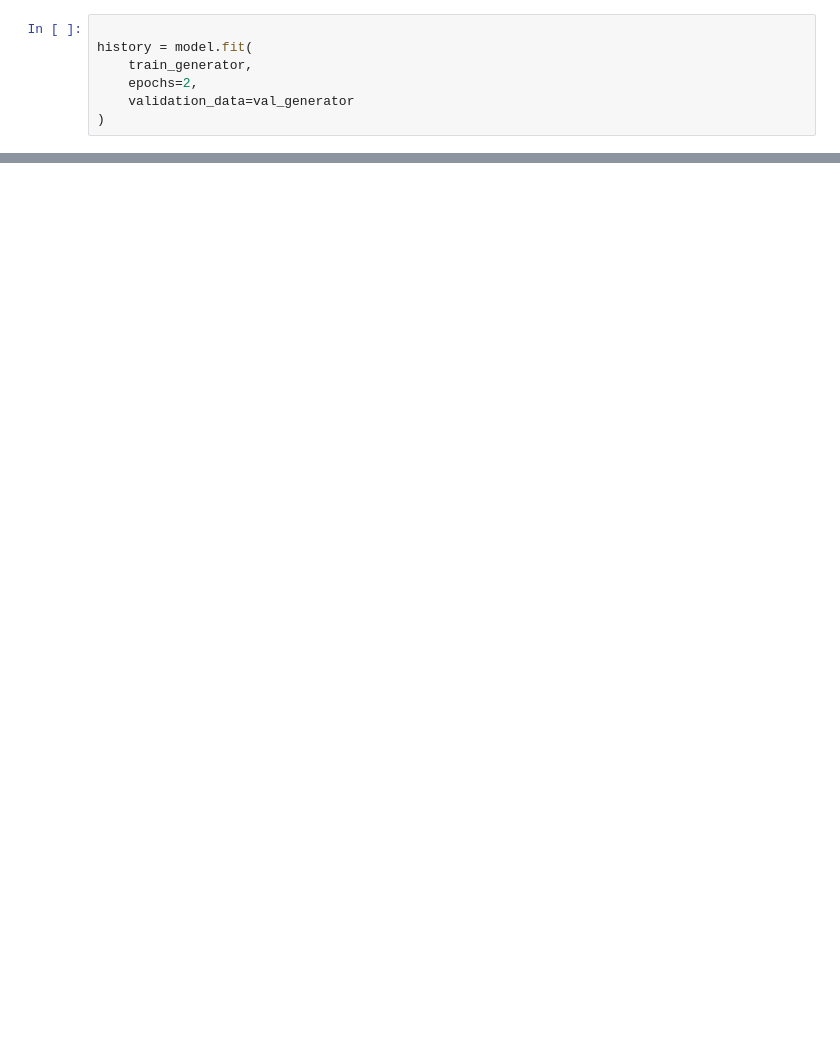
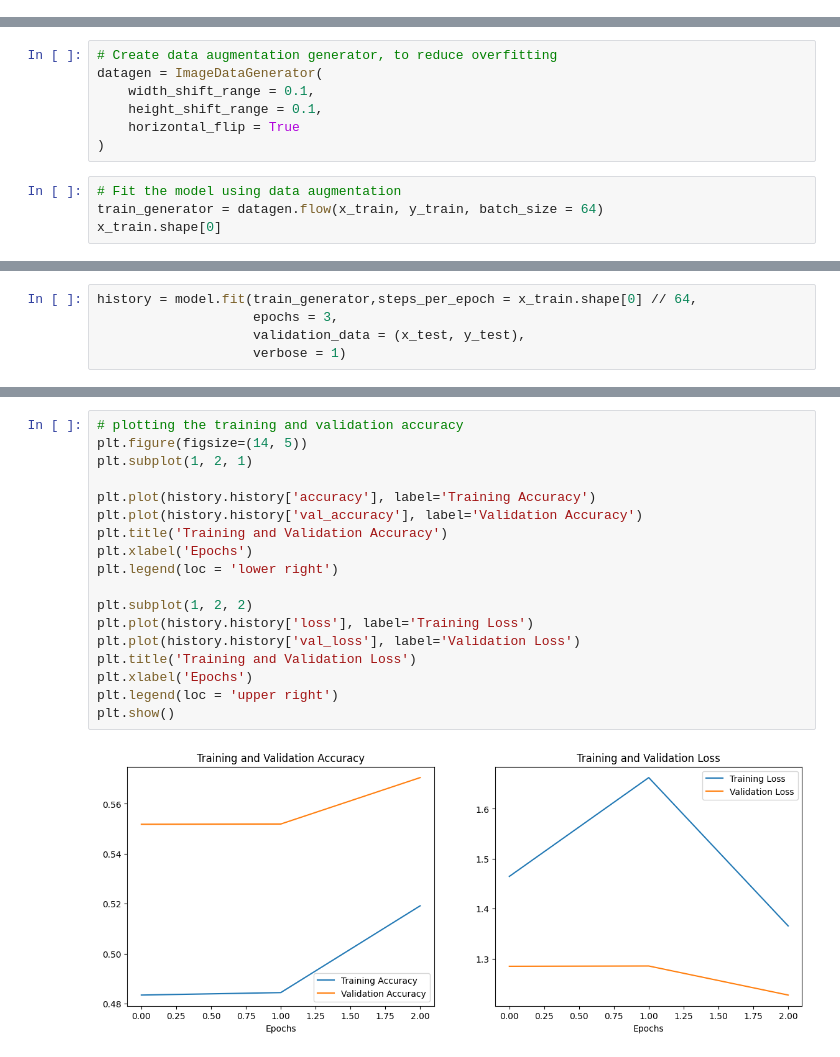
Before and after one commit to ErickXavier-dev/MCA, a Jupyter notebook: Sem 2/DL/act5/VGG16.ipynb, the cells around one changed output, grey strips where cells are left out. Cells and saved outputs as stored; diff of their text form; blank space fills up the shorter version.

```diff
--- a/Sem 2/DL/act5/VGG16.ipynb
+++ b/Sem 2/DL/act5/VGG16.ipynb
@@ -54,7 +66,0 @@ model.compile(
-# %%
-
-history = model.fit(
-    train_generator,
-    epochs=2,
-    validation_data=val_generator
-)
@@ -64,0 +89,11 @@ plt.show()
+# %%
+# Create data augmentation generator, to reduce overfitting
+datagen = ImageDataGenerator(
+    width_shift_range = 0.1,
+    height_shift_range = 0.1,
+    horizontal_flip = True
+)
+# %%
+# Fit the model using data augmentation
+train_generator = datagen.flow(x_train, y_train, batch_size = 64)
+x_train.shape[0]
@@ -64,0 +102,5 @@ plt.show()
+# %%
+history = model.fit(train_generator,steps_per_epoch = x_train.shape[0] // 64,
+                    epochs = 3,
+                    validation_data = (x_test, y_test),
+                    verbose = 1)
@@ -64,0 +121,20 @@ plt.show()
+# %%
+# plotting the training and validation accuracy
+plt.figure(figsize=(14, 5))
+plt.subplot(1, 2, 1)
+
+plt.plot(history.history['accuracy'], label='Training Accuracy')
+plt.plot(history.history['val_accuracy'], label='Validation Accuracy')
+plt.title('Training and Validation Accuracy')
+plt.xlabel('Epochs')
+plt.legend(loc = 'lower right')
+
+plt.subplot(1, 2, 2)
+plt.plot(history.history['loss'], label='Training Loss')
+plt.plot(history.history['val_loss'], label='Validation Loss')
+plt.title('Training and Validation Loss')
+plt.xlabel('Epochs')
+plt.legend(loc = 'upper right')
+plt.show()
+# %% [output]
+[figure, added]
```
Also changed, not shown: parts of 19 cells of this notebook, 7 other files.
